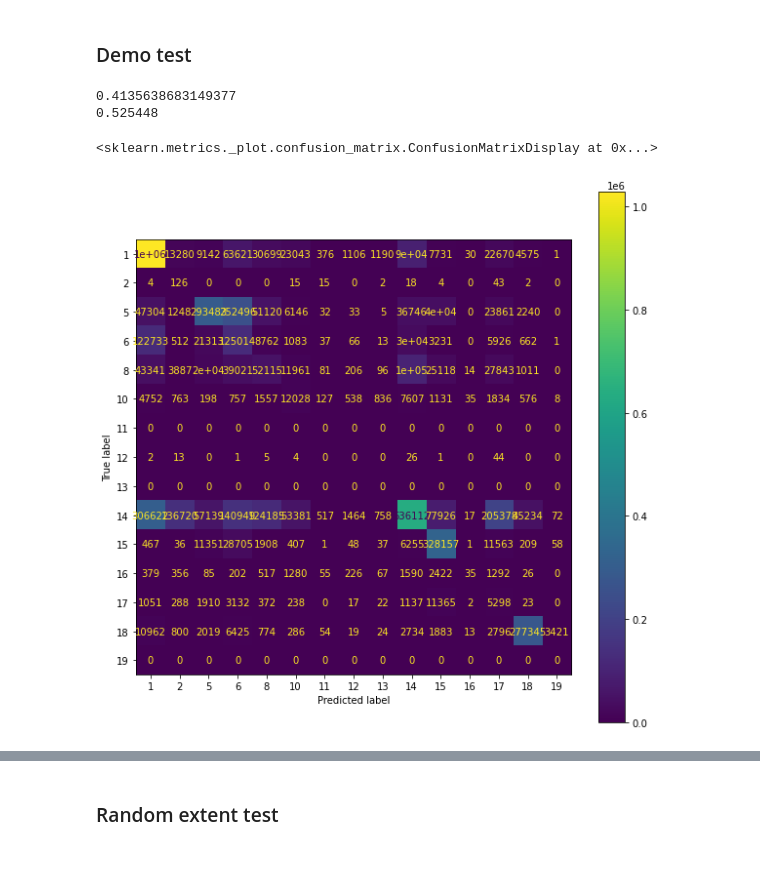
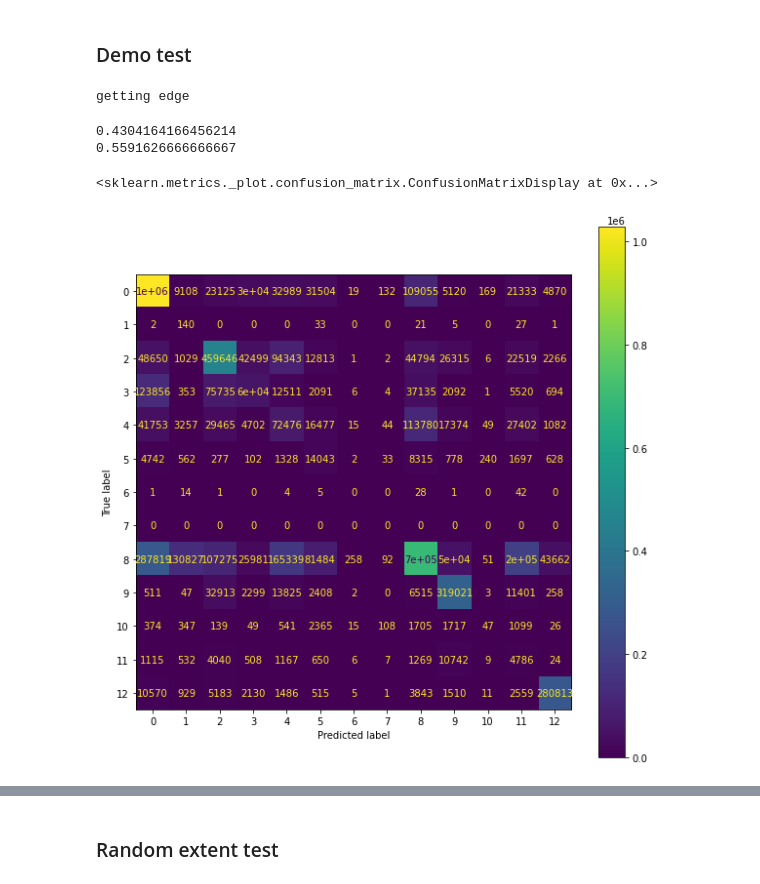
Before and after one commit to fynnweaver/Land_Cover_Classification, a Jupyter notebook: Ensemble.ipynb, the cells around one changed output, grey strips where cells are left out. Drawn from its saved outputs; the diff is of its cells as text; code cells hidden in the pictures.

```diff
--- a/Ensemble.ipynb
+++ b/Ensemble.ipynb
@@ -17,7 +17,7 @@ from custom_functions import *
 # %% [markdown]
 ### Load demo data
 # %%
-def process_data(path_csv, path_raws, nrcan_name = 'land_cover.tif', index = [0, 3],
+def process_data(path_csv, path_raws, nrcan_name = 'land_cover.tif', index = [0, 3], target_edge = False,
                  target_outlier = False, gaussian = False, clustering = False, calculate_layers = False):
     if path_csv is not None:
         #get y from csv and reshape
@@ -29,11 +29,11 @@ def process_data(path_csv, path_raws, nrcan_name = 'land_cover.tif', index = [0,
         y_demo = y_demo.flatten()
 
          #get X from gdal function
-        raw = gdal_to_dataframe(path_raws, nrcan_name = nrcan_name, index = index)
+        raw = gdal_to_dataframe(path_raws, nrcan_name = nrcan_name, index = index, calculate_edge = target_edge)
         X_demo = raw.drop('y', axis = 1)
     else:
         #get X from gdal function
-        raw = gdal_to_dataframe(path_raws, nrcan_name = nrcan_name, index = index)
+        raw = gdal_to_dataframe(path_raws, nrcan_name = nrcan_name, index = index, calculate_edge = target_edge)
         y_demo = raw.y
         X_demo = raw.drop('y', axis = 1)
 
@@ -102,7 +112,6 @@ Versions:
 # %%
 #load in models
-forest_10 = pickle.load(open('models/forest_10.sav', 'rb'))
-forest_13 = pickle.load(open('models/forest_13.sav', 'rb'))
-forest_bin14 = pickle.load(open('models/forest_bin14.sav', 'rb'))
-xgb_bin14 = pickle.load(open('models/xgb_bin14.sav', 'rb'))
+forest_14 = pickle.load(open('../models/forest14.sav', 'rb'))
+forest_13 = pickle.load(open('../models/forest_13.sav', 'rb'))
+xgb_bin14 = pickle.load(open('../models/xgb_bin14.sav', 'rb'))
 # %%
@@ -134,24 +158,35 @@ def predict_combo(base_model, add_model, path_csv, path_raws, index = [0, 3], cl
 # %% [markdown]
 ### Demo test
 # %%
-combo_pred, y_true = predict_combo(forest_10, [xgb_bin14, forest_13], '../data_tests/demo_site.csv',  '../data_tests/demo/raws')
+process_10_bin14_13 = {
+                       'target_edge': ['B8A', None, None],
+                        'target_outlier' : ['B01f', False, False],
+                        'gaussian' : [False, False, True],
+                        'clustering' : [False, False, '../models/kcluster_13.sav'],
+                        'calculate_layers' : [True, 'Extra', True]}
+binary_10_bin14_13 = {'model': [1], 'class': [14]}
+
+combo_pred, y_true = predict_combo([forest_14, xgb_bin14, forest_13], '../data_tests/demo_site.csv',  '../data_tests/demo/raws',
+                                  process_dict = process_10_bin14_13, binary = binary_10_bin14_13)
+# %% [output]
+getting edge
 # %%
 from sklearn.metrics import confusion_matrix, ConfusionMatrixDisplay, classification_report, accuracy_score, balanced_accuracy_score
 # %%
 #accuracy
 print(balanced_accuracy_score(y_true, combo_pred))
 print(accuracy_score(y_true, combo_pred))
 
 #confusion matrix
 cm_forest = confusion_matrix(y_test, combo_pred)
-cm_forest_fig = ConfusionMatrixDisplay(confusion_matrix = cm_forest, display_labels = forest_10.classes_)
+cm_forest_fig = ConfusionMatrixDisplay(confusion_matrix = cm_forest)
 fig, ax = plt.subplots(figsize=(10,10))
 cm_forest_fig.plot(ax = ax)
 # %% [output]
-0.4135638683149377
-0.525448
+0.4304164166456214
+0.5591626666666667
 <sklearn.metrics._plot.confusion_matrix.ConfusionMatrixDisplay at 0x...>
-[figure, old version]
+[figure, new version]
 # %%
 map_pred = np.asarray(combo_pred.values).reshape(2100, 2500)
 cmap = cm.get_cmap('jet', 19)    # 11 discrete colors
```
Also changed, not shown: parts of 18 cells of this notebook, 11 other files.
